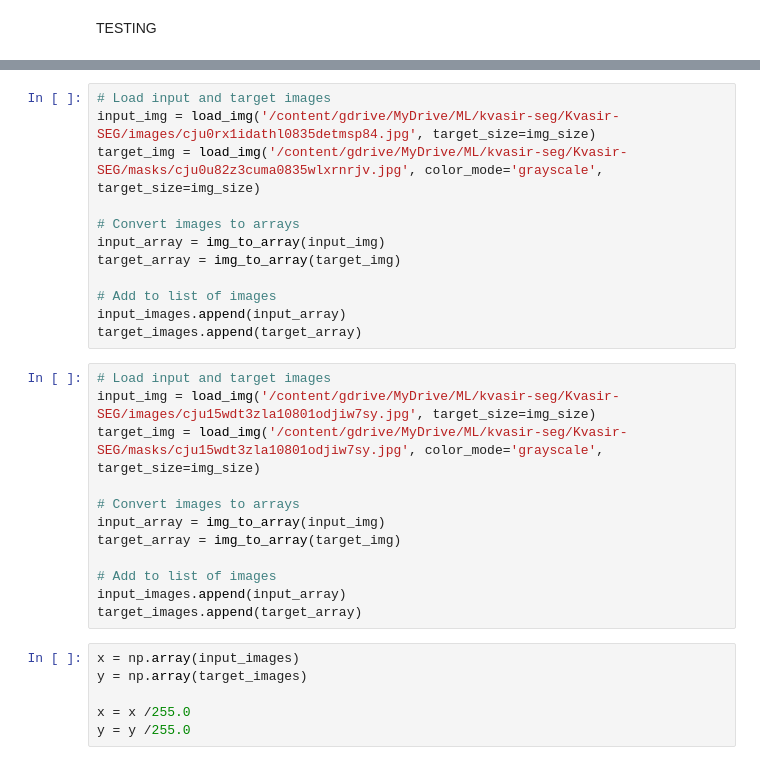
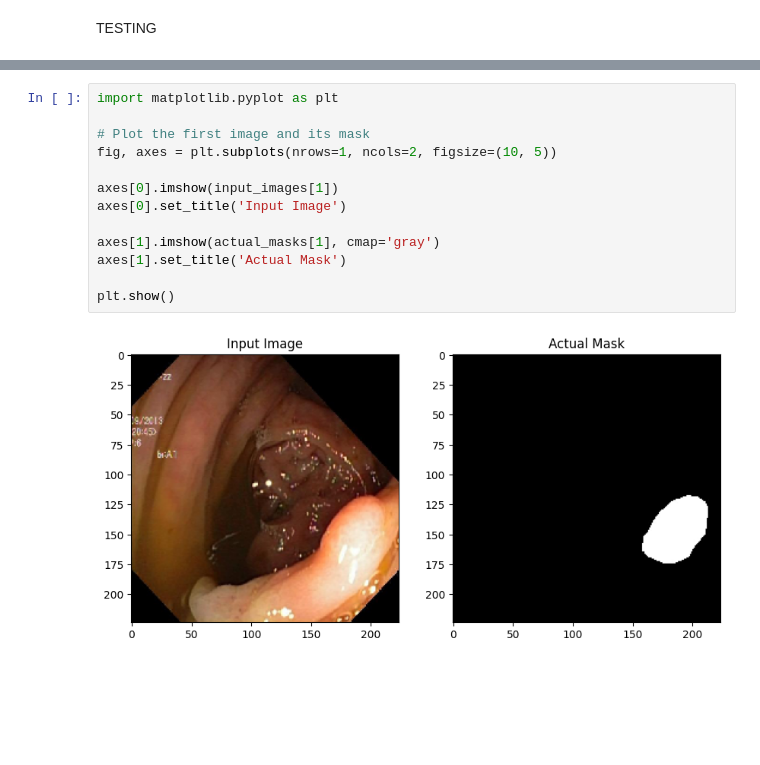
Before and after one commit to PRASANNA-416/IT414-Mini-Project, a Jupyter notebook: Res50+Multipathunet.ipynb, the cells around one changed output, grey strips where cells are left out. Drawn from its saved outputs; the diff is of its cells as text; blank space fills up the shorter version.

```diff
--- a/Res50+Multipathunet.ipynb
+++ b/Res50+Multipathunet.ipynb
@@ -310,33 +325,18 @@ Target images shape: (1, 224, 224, 1)
-# %%
-# Load input and target images
-input_img = load_img('/content/gdrive/MyDrive/ML/kvasir-seg/Kvasir-SEG/images/cju0rx1idathl0835detmsp84.jpg', target_size=img_size)
-target_img = load_img('/content/gdrive/MyDrive/ML/kvasir-seg/Kvasir-SEG/masks/cju0u82z3cuma0835wlxrnrjv.jpg', color_mode='grayscale', target_size=img_size)
-
-# Convert images to arrays
-input_array = img_to_array(input_img)
-target_array = img_to_array(target_img)
-
-# Add to list of images
-input_images.append(input_array)
-target_images.append(target_array)
-# %%
-# Load input and target images
-input_img = load_img('/content/gdrive/MyDrive/ML/kvasir-seg/Kvasir-SEG/images/cju15wdt3zla10801odjiw7sy.jpg', target_size=img_size)
-target_img = load_img('/content/gdrive/MyDrive/ML/kvasir-seg/Kvasir-SEG/masks/cju15wdt3zla10801odjiw7sy.jpg', color_mode='grayscale', target_size=img_size)
-
-# Convert images to arrays
-input_array = img_to_array(input_img)
-target_array = img_to_array(target_img)
-
-# Add to list of images
-input_images.append(input_array)
-target_images.append(target_array)
-# %%
-x = np.array(input_images)
-y = np.array(target_images)
-
-x = x /255.0
-y = y /255.0
+# %%
+import matplotlib.pyplot as plt
+
+# Plot the first image and its mask
+fig, axes = plt.subplots(nrows=1, ncols=2, figsize=(10, 5))
+
+axes[0].imshow(input_images[1])
+axes[0].set_title('Input Image')
+
+axes[1].imshow(actual_masks[1], cmap='gray')
+axes[1].set_title('Actual Mask')
+
+plt.show()
+# %% [output]
+[figure, added]
 # %%
 
 # Evaluate the model on the testing data
```
Also changed, not shown: parts of 3 cells of this notebook.
